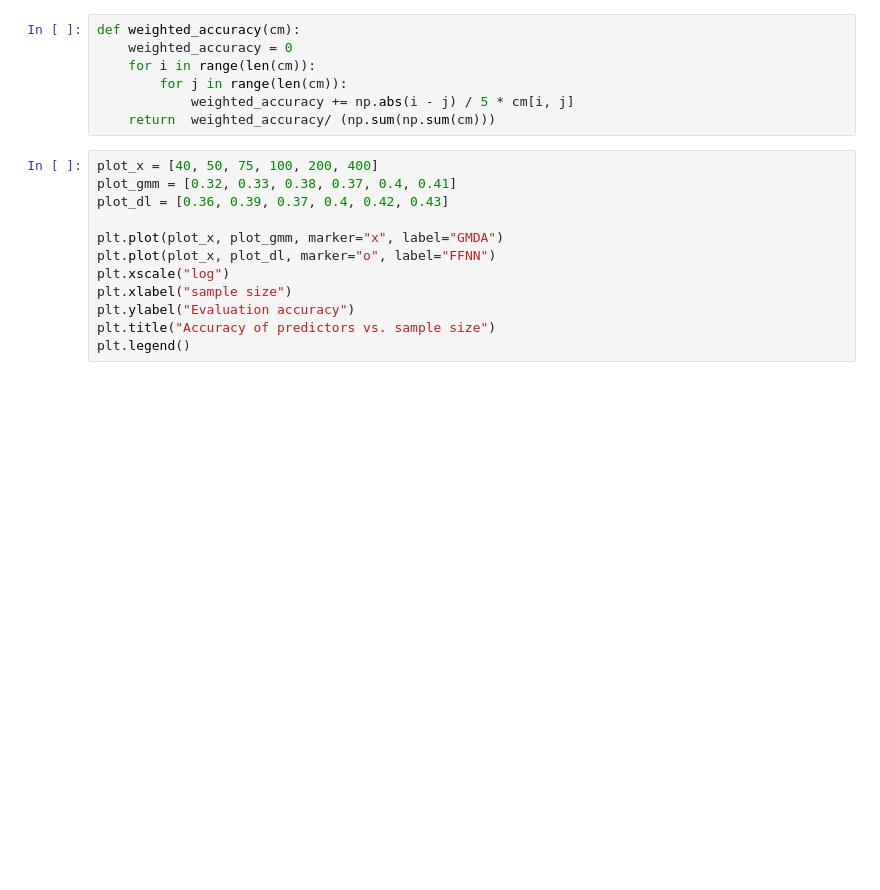
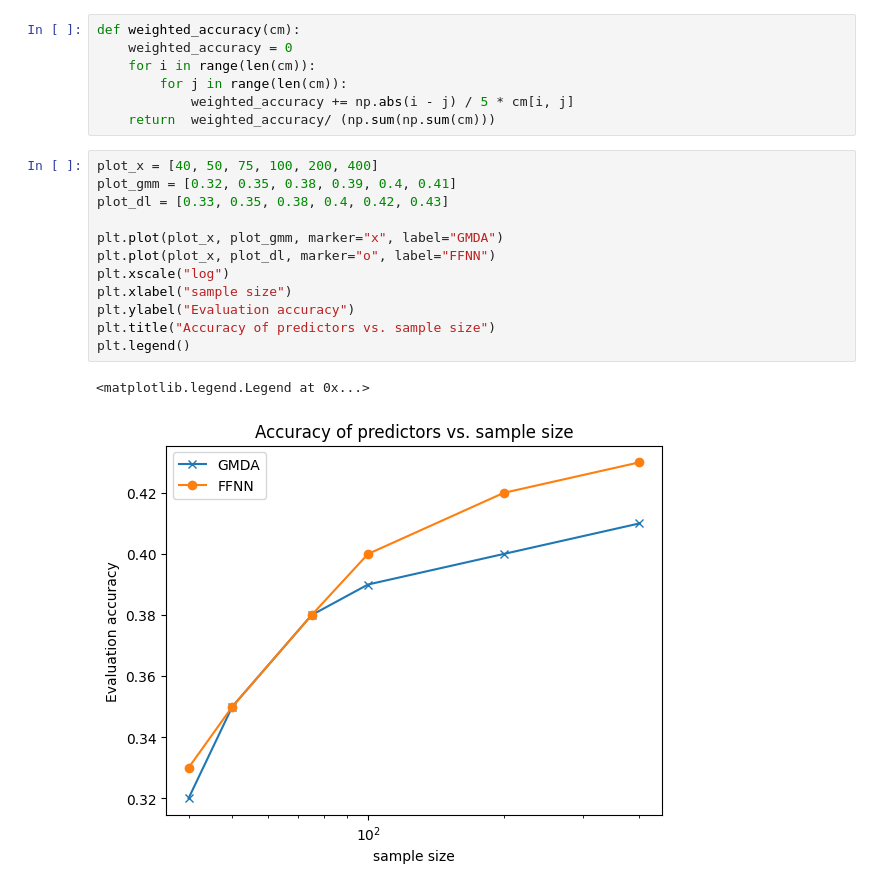
Before and after one commit to IAntoineV/GDA, a Jupyter notebook: few_shot_classfier.ipynb, the cells around one changed output. Cells and saved outputs as stored; diff of their text form; blank space fills up the shorter version.

```diff
--- a/few_shot_classfier.ipynb
+++ b/few_shot_classfier.ipynb
@@ -266,13 +267,16 @@ def weighted_accuracy(cm):
     return  weighted_accuracy/ (np.sum(np.sum(cm)))
 # %%
 plot_x = [40, 50, 75, 100, 200, 400]
-plot_gmm = [0.32, 0.33, 0.38, 0.37, 0.4, 0.41]
-plot_dl = [0.36, 0.39, 0.37, 0.4, 0.42, 0.43]
+plot_gmm = [0.32, 0.35, 0.38, 0.39, 0.4, 0.41]
+plot_dl = [0.33, 0.35, 0.38, 0.4, 0.42, 0.43]
 
 plt.plot(plot_x, plot_gmm, marker="x", label="GMDA")
 plt.plot(plot_x, plot_dl, marker="o", label="FFNN")
 plt.xscale("log")
 plt.xlabel("sample size")
 plt.ylabel("Evaluation accuracy")
 plt.title("Accuracy of predictors vs. sample size")
 plt.legend()
+# %% [output]
+<matplotlib.legend.Legend at 0x...>
+[figure, added]
```
Also changed, not shown: parts of 10 cells of this notebook.
